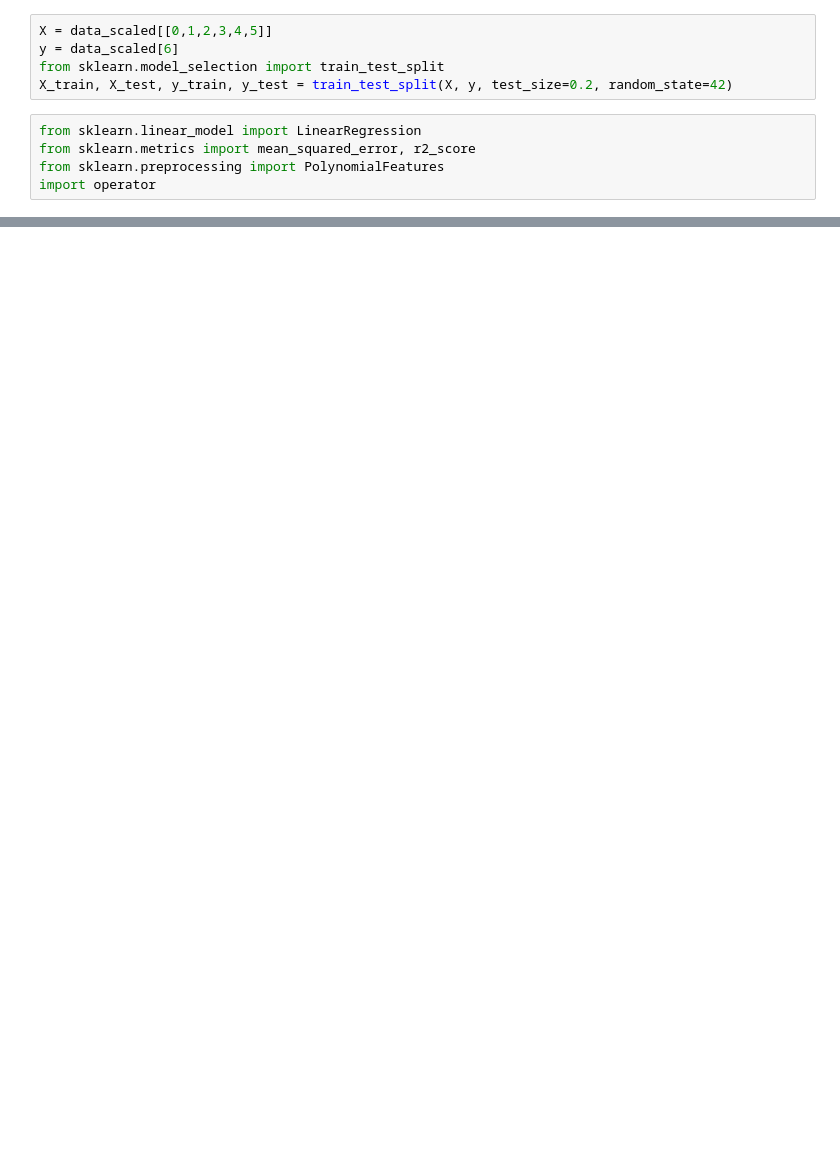
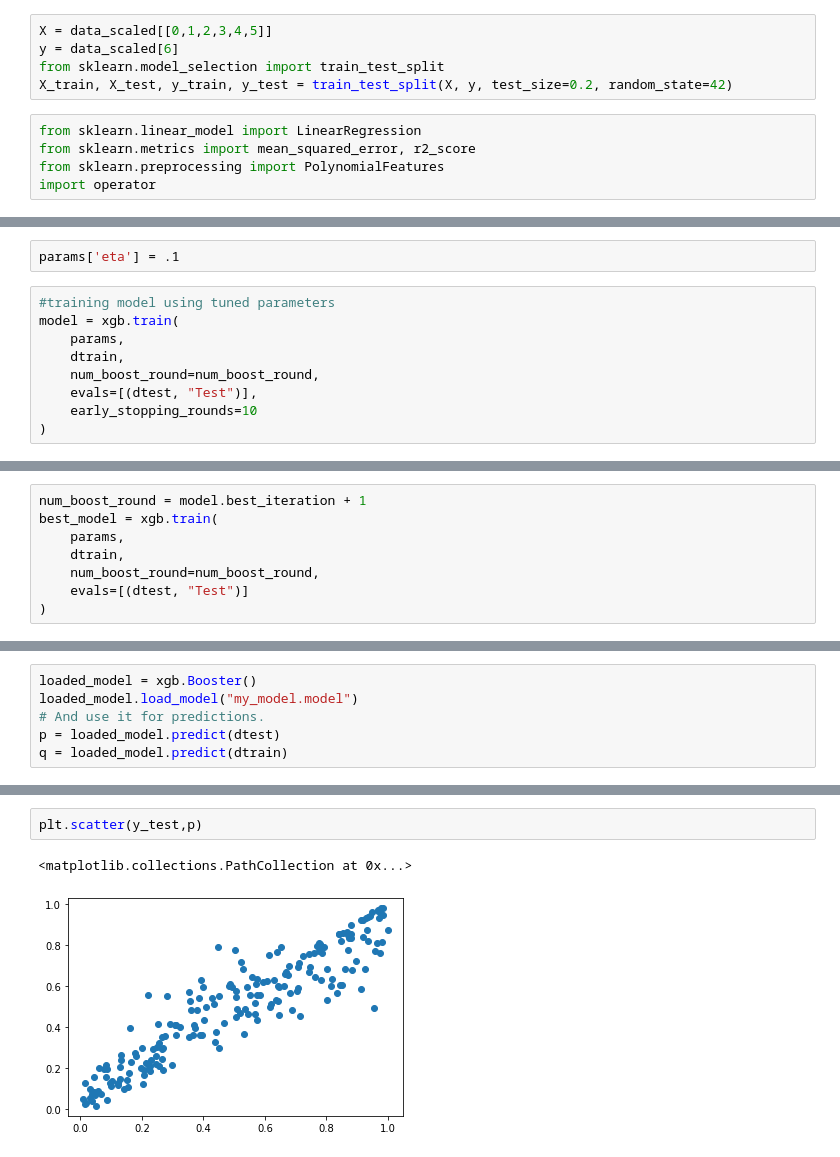
Before and after one commit to dharma610/Neural-network-model-for-compartmenral-model-SIR-and-SEIR-, a Jupyter notebook: project_part_2.ipynb, the cells around one changed output, grey strips where cells are left out. Cells and saved outputs as stored; diff of their text form; blank space fills up the shorter version.

```diff
--- a/project_part_2.ipynb
+++ b/project_part_2.ipynb
@@ -186,0 +368,11 @@ import operator
+# %%
+params['eta'] = .1
+# %%
+#training model using tuned parameters
+model = xgb.train(
+    params,
+    dtrain,
+    num_boost_round=num_boost_round,
+    evals=[(dtest, "Test")],
+    early_stopping_rounds=10
+)
@@ -186,0 +397,8 @@ import operator
+# %%
+num_boost_round = model.best_iteration + 1
+best_model = xgb.train(
+    params,
+    dtrain,
+    num_boost_round=num_boost_round,
+    evals=[(dtest, "Test")]
+)
@@ -186,0 +429,6 @@ import operator
+# %%
+loaded_model = xgb.Booster()
+loaded_model.load_model("my_model.model")
+# And use it for predictions.
+p = loaded_model.predict(dtest)
+q = loaded_model.predict(dtrain)
@@ -186,0 +437,5 @@ import operator
+# %%
+plt.scatter(y_test,p)
+# %% [output]
+<matplotlib.collections.PathCollection at 0x...>
+[figure, added]
```
Also changed, not shown: parts of 32 cells of this notebook.
